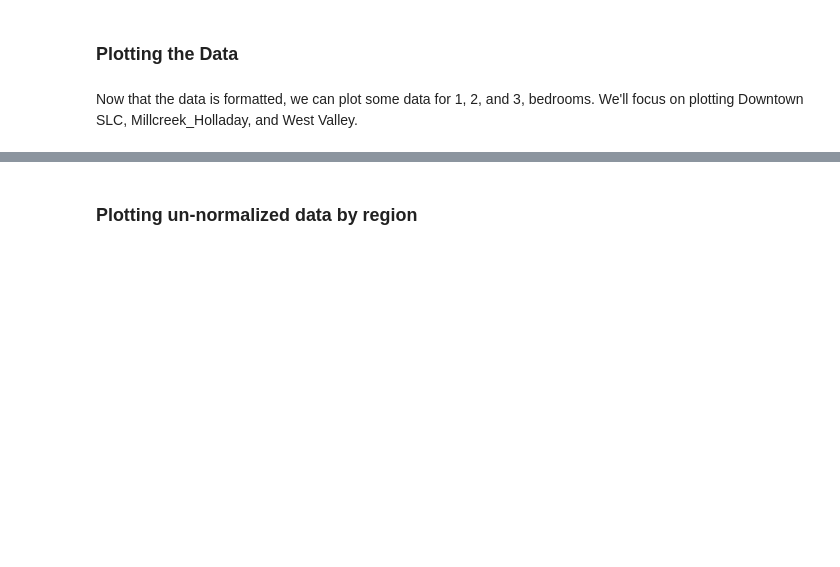
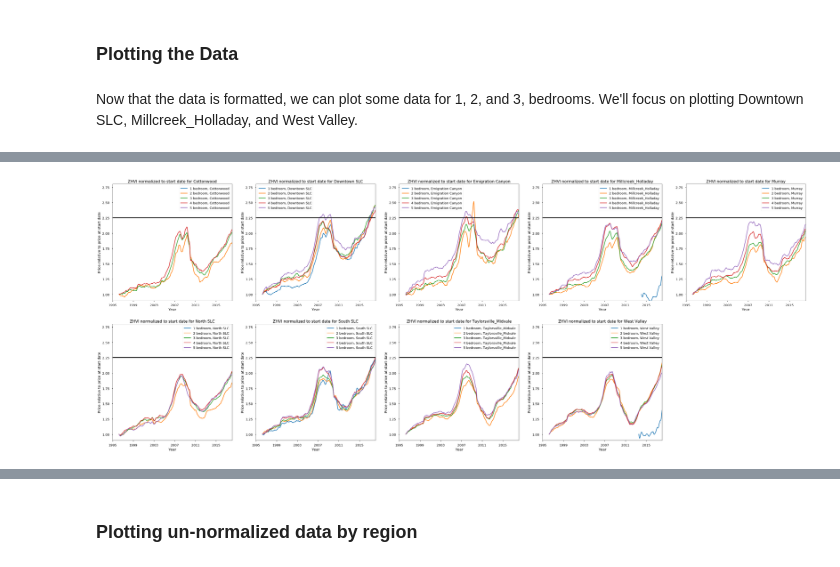
Before and after one commit to katherinechandler/Zillow_Analysis_Salt_Lake_City, a Jupyter notebook: zillow_analysis_notebooks/Zillow_SLC_Historical_Data.ipynb, the cells around one changed output, grey strips where cells are left out. Cells and saved outputs as stored; diff of their text form; code cells hidden in the pictures; blank space fills up the shorter version.

```diff
--- a/zillow_analysis_notebooks/Zillow_SLC_Historical_Data.ipynb
+++ b/zillow_analysis_notebooks/Zillow_SLC_Historical_Data.ipynb
@@ -17,7 +18,7 @@ from sklearn import preprocessing
 # %%
 # import csv for downloaded from Zillow Research 'Home Values'
 
-zr_data_set_loc = '~/Desktop/K2_DataScience/K2_Project2/zillow_research_home_values'
+zr_data_set_loc = '/Users/jeff/Desktop/K2_DataScience/K2_Project2/Zillow_Analysis_Salt_Lake_City/zillow_research_home_values'
 one_br_df = pd.read_csv(os.path.join(zr_data_set_loc, 'Zip_Zhvi_1bedroom.csv'))
 two_br_df = pd.read_csv(os.path.join(zr_data_set_loc, 'Zip_Zhvi_2bedroom.csv'))
 three_br_df = pd.read_csv(os.path.join(zr_data_set_loc, 'Zip_Zhvi_3bedroom.csv'))
@@ -46,7 +47,7 @@ slc_zip_list = [84101, 84102, 84103, 84104, 84105, 84106, 84107, 84108, 84109, 8
 listings_historical_slc = listings_historical_UT[listings_historical_UT['RegionName'].isin(slc_zip_list)]
 # %%
 # import zip_to_neighborhood
-zip_to_neighborhood = pd.read_csv('/Users/jeff/Desktop/K2_DataScience/K2_Project2/zillow_analysis_notebooks/zip_codes_to_neighborhood.csv',
+zip_to_neighborhood = pd.read_csv('/Users/jeff/Desktop/K2_DataScience/K2_Project2/Zillow_Analysis_Salt_Lake_City/zillow_analysis_notebooks/zip_codes_to_neighborhood.csv',
                            sep=',')
 
 # zip code name name to RegionName to make joining easy
@@ -675,0 +119,10 @@ plt.show()
+# %%
+# make dict of all combinations of zip code/bedrooms
+zipcode_list = list(listings_historical_slc_long['postal_code'].unique())
+bed_list = list(range(1,6))
+zipcode_bed_perms = {k:v for k,v in zip(zipcode_list, [bed_list]*len(zipcode_list))}
+
+# make dict of all combinations of neighborhood/bedrooms
+neighborhood_list = list(listings_historical_slc_long['neighborhood'].unique())
+bed_list = list(range(1,6))
+neighborhood_bed_perms = {k:v for k,v in zip(neighborhood_list, [bed_list]*len(neighborhood_list))}
@@ -675,0 +224,5 @@ plt.show()
+# %%
+# collapse neighborhoods with multiple zip codes to reflect average value of neighborhood across all zip codes
+listings_historical_neibs = pd.DataFrame(listings_historical_slc_long_adjusted.groupby(['year_month','neighborhood', 'beds']).mean())
+
+listings_historical_neibs_collapsed = listings_historical_neibs.reset_index()
@@ -675,0 +250,33 @@ plt.show()
+# %%
+# for each neighborhood/bed of home normalize to price at starting time stamp and save to dictionary
+
+# make dict of all combinations of neighborhood/bedrooms
+neighborhood_list = list(listings_historical_neibs_collapsed['neighborhood'].unique())
+bed_list = list(range(1,6))
+neighborhood_bed_perms = {k:v for k,v in zip(neighborhood_list, [bed_list]*len(neighborhood_list))}
+
+#make the axes fonts bigger
+sns.set_context("talk")
+fig = plt.figure(figsize=[50, 50])
+
+sub_plot_num = 1
+
+for nb,bds in neighborhood_bed_perms.items():
+    neib = nb
+    neib_all_beds = listings_historical_neibs_collapsed[(listings_historical_neibs_collapsed['neighborhood'] ==
+                                                             nb)].dropna(axis=0, how='any')
+    fig.add_subplot(5, 5, sub_plot_num)
+    for num in bds:
+        beds = num
+        neib_num_beds = neib_all_beds[neib_all_beds['beds']==num]
+        plt.plot(neib_num_beds['year_month'], neib_num_beds['price_normalized'], label='{} bedroom, {}'.format(num, nb))
+        plt.title('ZHVI normalized to start date for {}'.format(nb))
+        plt.ylabel('Price relative to price at start date')
+        plt.xlabel('Year')
+        plt.ylim((.9, 2.8))
+        plt.xlim(datetime.date(1995, 1, 1), datetime.date(2018, 2, 1))
+        plt.axhline(y=2.25, color='black', linestyle='-')
+        plt.legend()
+    sub_plot_num +=1
+# %% [output]
+[figure, added]
```
Also changed, not shown: parts of 24 cells of this notebook, 2 other files.
